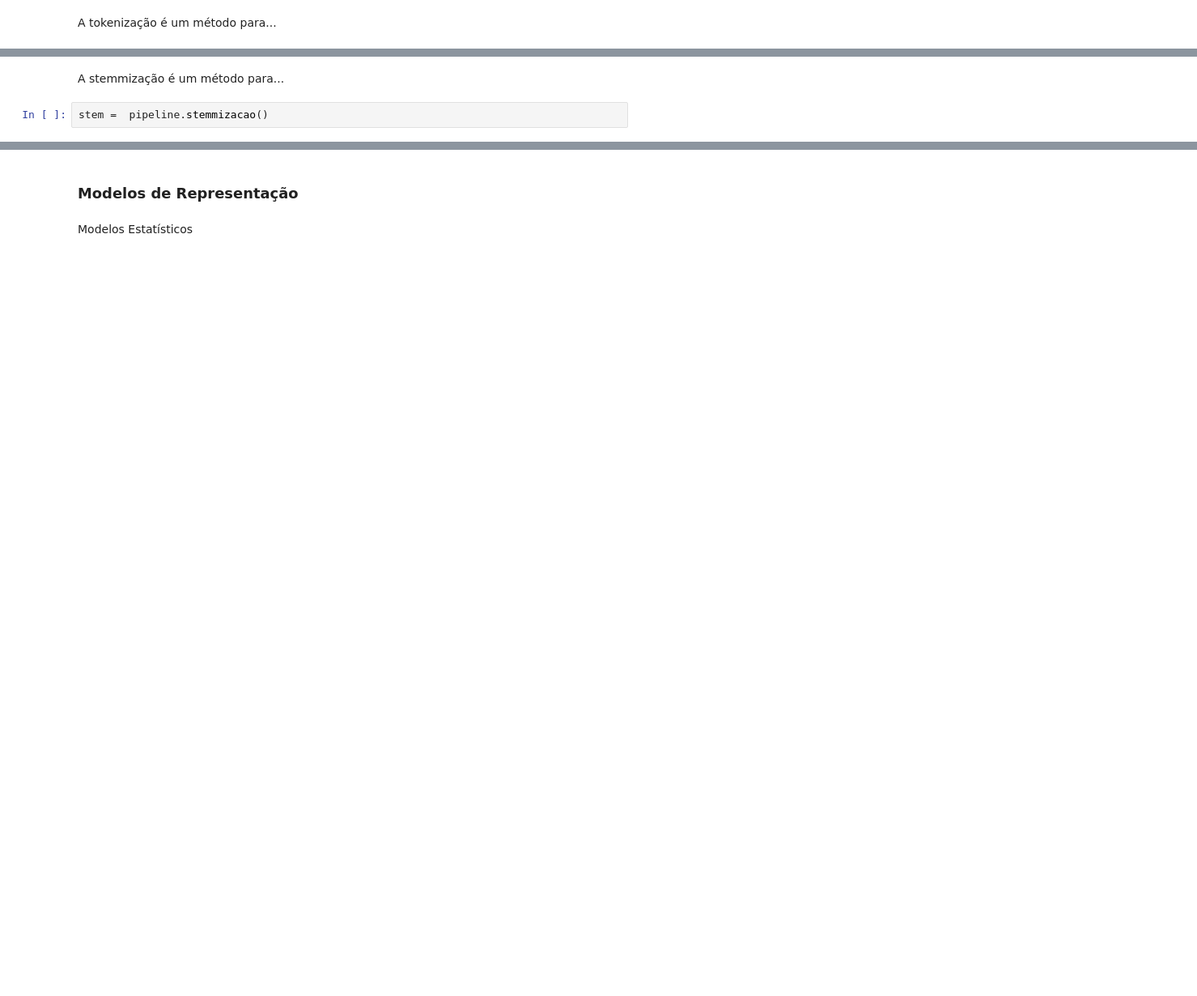
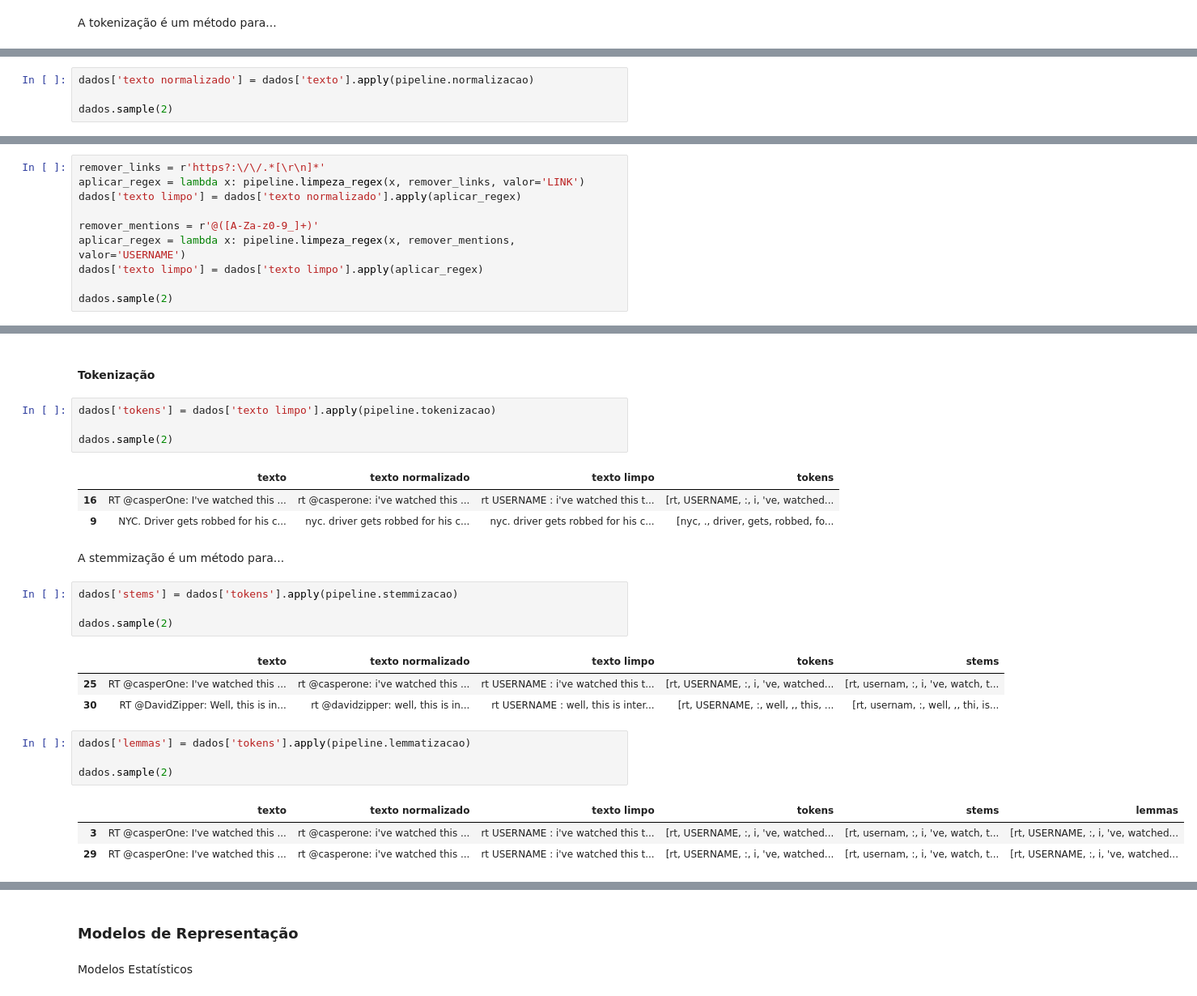
Before and after one commit to webmedia2022-nlp/course-code, a Jupyter notebook: NLP_WebMedia2022.ipynb, the cells around one changed output, grey strips where cells are left out. Shown at 81% size. Drawn from its saved outputs; the diff is of its cells as text; blank space fills up the shorter version.

```diff
--- a/NLP_WebMedia2022.ipynb
+++ b/NLP_WebMedia2022.ipynb
@@ -496,0 +538,4 @@ tokens = pipeline.tokenizacao()
+# %%
+dados['texto normalizado'] = dados['texto'].apply(pipeline.normalizacao)
+
+dados.sample(2)
@@ -496,0 +550,10 @@ tokens = pipeline.tokenizacao()
+# %%
+remover_links = r'https?:\/\/.*[\r\n]*'
+aplicar_regex = lambda x: pipeline.limpeza_regex(x, remover_links, valor='LINK')
+dados['texto limpo'] = dados['texto normalizado'].apply(aplicar_regex)
+
+remover_mentions = r'@([A-Za-z0-9_]+)'
+aplicar_regex = lambda x: pipeline.limpeza_regex(x, remover_mentions, valor='USERNAME')
+dados['texto limpo'] = dados['texto limpo'].apply(aplicar_regex)
+
+dados.sample(2)
@@ -497,4 +564,28 @@ tokens = pipeline.tokenizacao()
+# %% [markdown]
+#### Tokenização
+# %%
+dados['tokens'] = dados['texto limpo'].apply(pipeline.tokenizacao)
+
+dados.sample(2)
+# %% [output]
+|  | texto | texto normalizado | texto limpo | tokens |
+| 16 | RT @casperOne: I've watched this ... | rt @casperone: i've watched this ... | rt USERNAME : i've watched this t... | [rt, USERNAME, :, i, 've, watched... |
+| 9 | NYC. Driver gets robbed for his c... | nyc. driver gets robbed for his c... | nyc. driver gets robbed for his c... | [nyc, ., driver, gets, robbed, fo... |
 # %% [markdown]
 A stemmização é um método para...
-# %%
-stem =  pipeline.stemmizacao()
+# %%
+dados['stems'] = dados['tokens'].apply(pipeline.stemmizacao)
+
+dados.sample(2)
+# %% [output]
+|  | texto | texto normalizado | texto limpo | tokens | stems |
+| 25 | RT @casperOne: I've watched this ... | rt @casperone: i've watched this ... | rt USERNAME : i've watched this t... | [rt, USERNAME, :, i, 've, watched... | [rt, usernam, :, i, 've, watch, t... |
+| 30 | RT @DavidZipper: Well, this is in... | rt @davidzipper: well, this is in... | rt USERNAME : well, this is inter... | [rt, USERNAME, :, well, ,, this, ... | [rt, usernam, :, well, ,, thi, is... |
+# %%
+dados['lemmas'] = dados['tokens'].apply(pipeline.lemmatizacao)
+
+dados.sample(2)
+# %% [output]
+|  | texto | texto normalizado | texto limpo | tokens | stems | lemmas |
+| 3 | RT @casperOne: I've watched this ... | rt @casperone: i've watched this ... | rt USERNAME : i've watched this t... | [rt, USERNAME, :, i, 've, watched... | [rt, usernam, :, i, 've, watch, t... | [rt, USERNAME, :, i, 've, watched... |
+| 29 | RT @casperOne: I've watched this ... | rt @casperone: i've watched this ... | rt USERNAME : i've watched this t... | [rt, USERNAME, :, i, 've, watched... | [rt, usernam, :, i, 've, watch, t... | [rt, USERNAME, :, i, 've, watched... |
```
Also changed, not shown: parts of 19 cells of this notebook, 6 other files.
